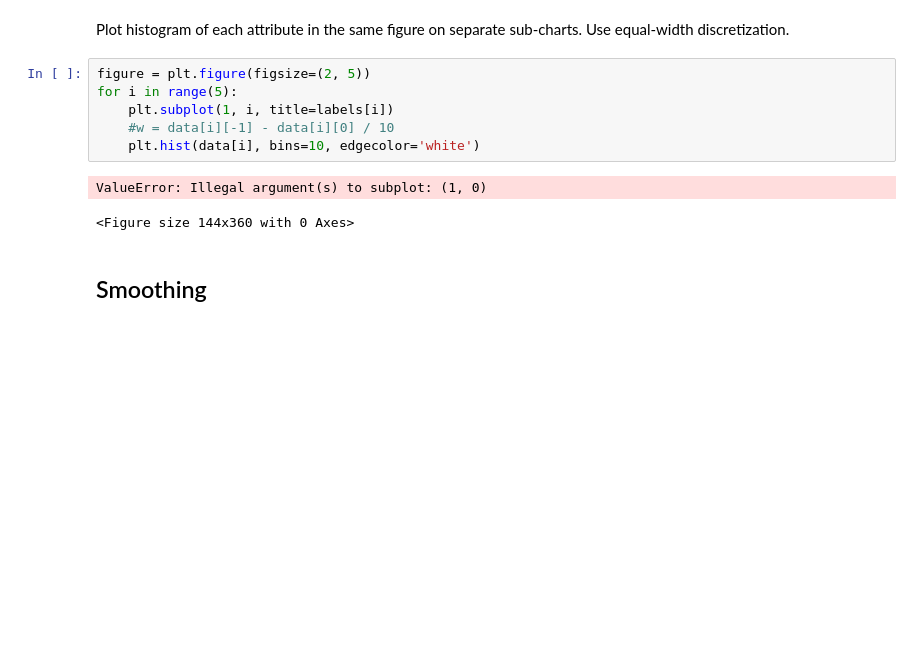
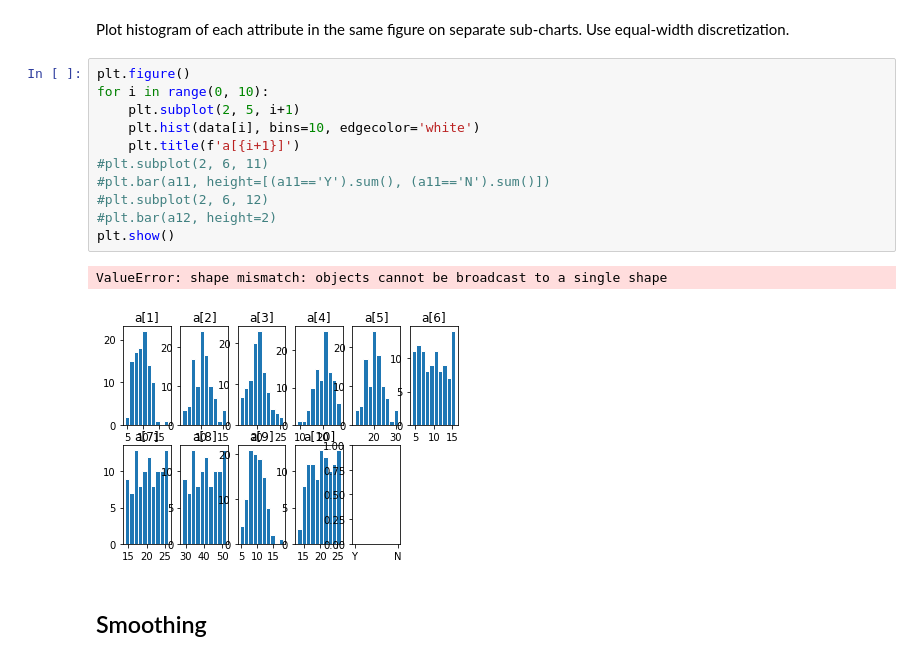
Before and after one commit to apmire3/CMPS451, a Jupyter notebook: C3/C3temp.ipynb, the cells around one changed output. Drawn from its saved outputs; the diff is of its cells as text; blank space fills up the shorter version.

Commit message:
Sorta Finished Histogram

```diff
--- a/C3/C3temp.ipynb
+++ b/C3/C3temp.ipynb
@@ -85,14 +75,19 @@ plt.boxplot(data, vert = True, patch_artist=True, labels=labels) #add titles and
 # %% [markdown]
 Plot histogram of each attribute in the same figure on separate sub-charts. Use equal-width discretization.
-# %%
-figure = plt.figure(figsize=(2, 5))
-for i in range(5):
-    plt.subplot(1, i, title=labels[i])
-    #w = data[i][-1] - data[i][0] / 10
-    plt.hist(data[i], bins=10, edgecolor='white')
-# %% [output]
-ValueError: Illegal argument(s) to subplot: (1, 0)
-<Figure size 144x360 with 0 Axes>
+# %%
+plt.figure()
+for i in range(0, 10):
+    plt.subplot(2, 5, i+1)
+    plt.hist(data[i], bins=10, edgecolor='white')
+    plt.title(f'a[{i+1}]')
+#plt.subplot(2, 6, 11)
+#plt.bar(a11, height=[(a11=='Y').sum(), (a11=='N').sum()])
+#plt.subplot(2, 6, 12)
+#plt.bar(a12, height=2)
+plt.show()
+# %% [output]
+ValueError: shape mismatch: objects cannot be broadcast to a single shape
+[figure, added]
 # %% [markdown]
 ## Smoothing
 # %% [markdown]
```
Also changed, not shown: parts of 4 cells of this notebook.
